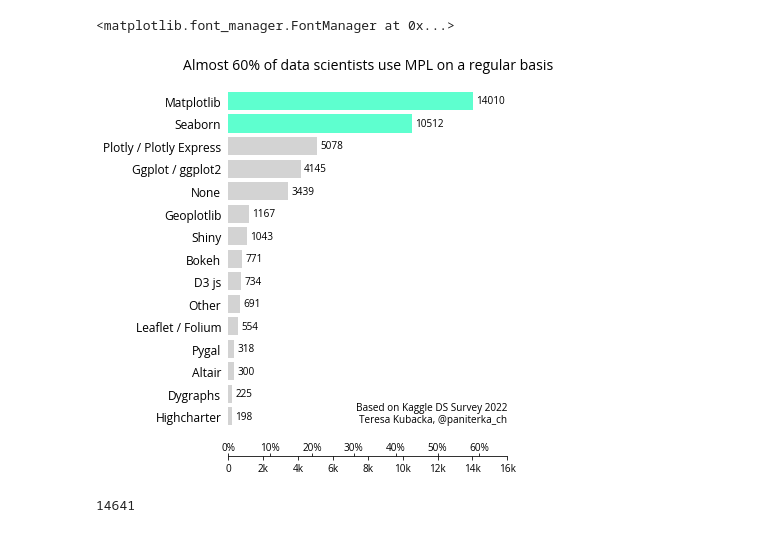
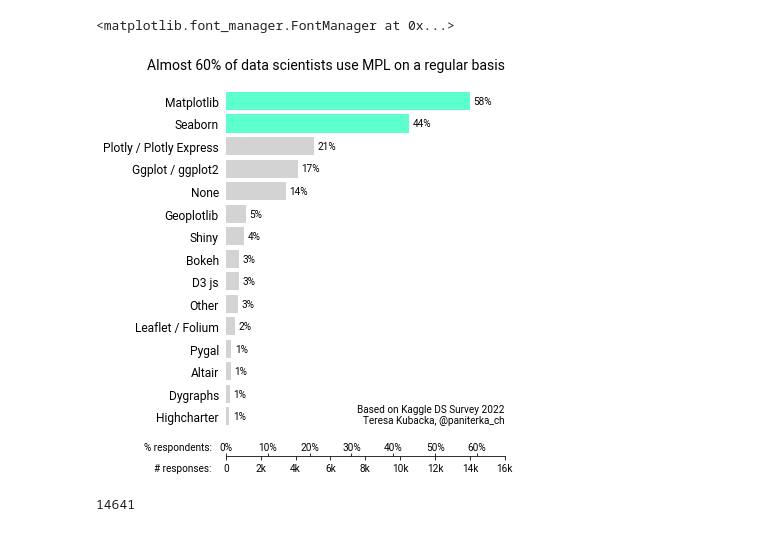
Before and after one commit to paniterka/2022_normconf_mpl, a Jupyter notebook: mpl_prevalence.ipynb, the cells around one changed output. Saved outputs shown, nothing was run; the diff lists cells and outputs as text; code cells hidden in the pictures.

```diff
--- a/mpl_prevalence.ipynb
+++ b/mpl_prevalence.ipynb
@@ -16,7 +16,7 @@ mpl.font_manager._load_fontmanager(try_read_cache=False)
 # %% [output]
 <matplotlib.font_manager.FontManager at 0x...>
 # %%
-df = pd.read_csv('kaggle_survey_2022_responses.csv')
+df = pd.read_csv('kaggle_survey_2022_responses.csv.zip')
 
 q15 = df[[x for x in df.columns if x.startswith('Q15')]].iloc[1:]
 
@@ -31,7 +31,11 @@ positive_entries = (~q15.isnull()).sum()\
         library = lambda x: x['col'].apply(lambda v: colnames_content[v]),
         perc = lambda x: x['answer_cnt']/(q15.shape[0]))
 # %%
-fontname = 'Open Sans'
+%config InlineBackend.print_figure_kwargs = {'bbox_inches':'tight'}
+
+
+fontname = 'Roboto'
+# fontname = 'bla'
 smallfontsize = 10
 bigfontsize = 12
 
@@ -40,9 +44,9 @@ highlight_names = ['Seaborn','Matplotlib']
 
 with mpl.rc_context({'font.family': fontname,
                      'font.size': smallfontsize,
-                    'axes.labelcolor': 'red'}):
+                    }):
 
-    f, ax = plt.subplots(figsize=(5,7))
+    f, ax = plt.subplots(figsize=(5,7), )
     data = positive_entries.set_index('library').sort_values(by='answer_cnt')
     bars = ax.barh(y=data.index, width=data['answer_cnt'],
            color=[colors['highlight'] if x in highlight_names else colors['default'] for x in data.index ])
@@ -63,36 +67,43 @@ with mpl.rc_context({'font.family': fontname,
     bartext_fontdict = {'color': 'black',}
     offset = 200
     textlen_threshold = 10000
     for ypos, bar in enumerate(ax.patches):
         x = bar.get_width()
-        annotation_text = '{:.0f}'.format(x)
+        annotation_text = '{:.0f}%'.format(x/n)
         ax.text(x+offset, ypos, annotation_text,
             ha='left', va='center',
             fontdict=bartext_fontdict)
 
     ax.set_ylim(-1.75, ax.get_ylim()[1])
     ax.set_xlim(0, 16e3)
 
     ax.spines[['bottom', 'left', 'right', 'top']].set_visible(False)
 
     footnote = [
         'Based on Kaggle DS Survey 2022',
         'Teresa Kubacka, @paniterka_ch',
     ]
 
     ax.annotate('\n'.join(footnote),
                 xy = (ax.get_xlim()[1],
                       bars.patches[0].get_bbox().ymin), xycoords=ax.transData,
                       ha='right', va='bottom',
                 bbox=dict(boxstyle='square,pad=0.0',fc='none', ec='none'),
                 family=fontname,
             )
 #     ax.axhline(bars.patches[0].get_bbox().ymin)
-    ax.set_title('Almost 60% of data scientists use MPL on a regular basis', y=1, size=14)
+
+    ax.set_xlabel('# responses:', x=-0.05, ha='right',
+                 va='bottom', labelpad=0)
+    secondary_xax.set_xlabel('% respondents:', x=-0.05, ha='right',
+                 va='top', labelpad=-14)
+    ax.set_title('Almost 60% of data scientists use MPL on a regular basis', y=1, size=14,
+                loc='right', )
+
 
 f.savefig('mpl_prevalence.png', facecolor='white', dpi=300, bbox_inches='tight')
 # %% [output]
-[figure, old version]
+[figure, new version]
 # %%
 (~q15[['Q15_1', 'Q15_2']].isnull()).sum(axis=1).astype(bool)\
     .sum()
```
Also changed, not shown: 2 other files.
